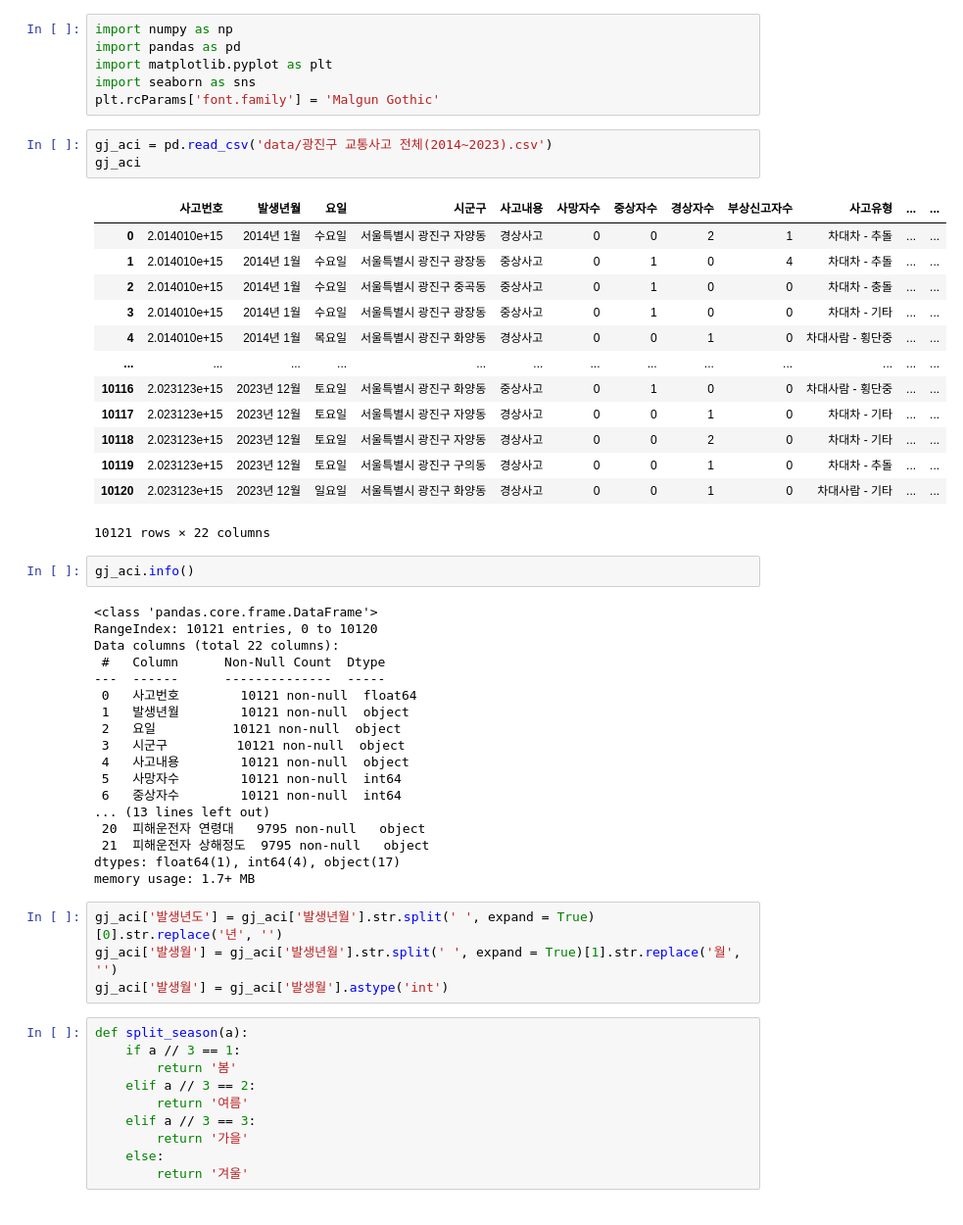
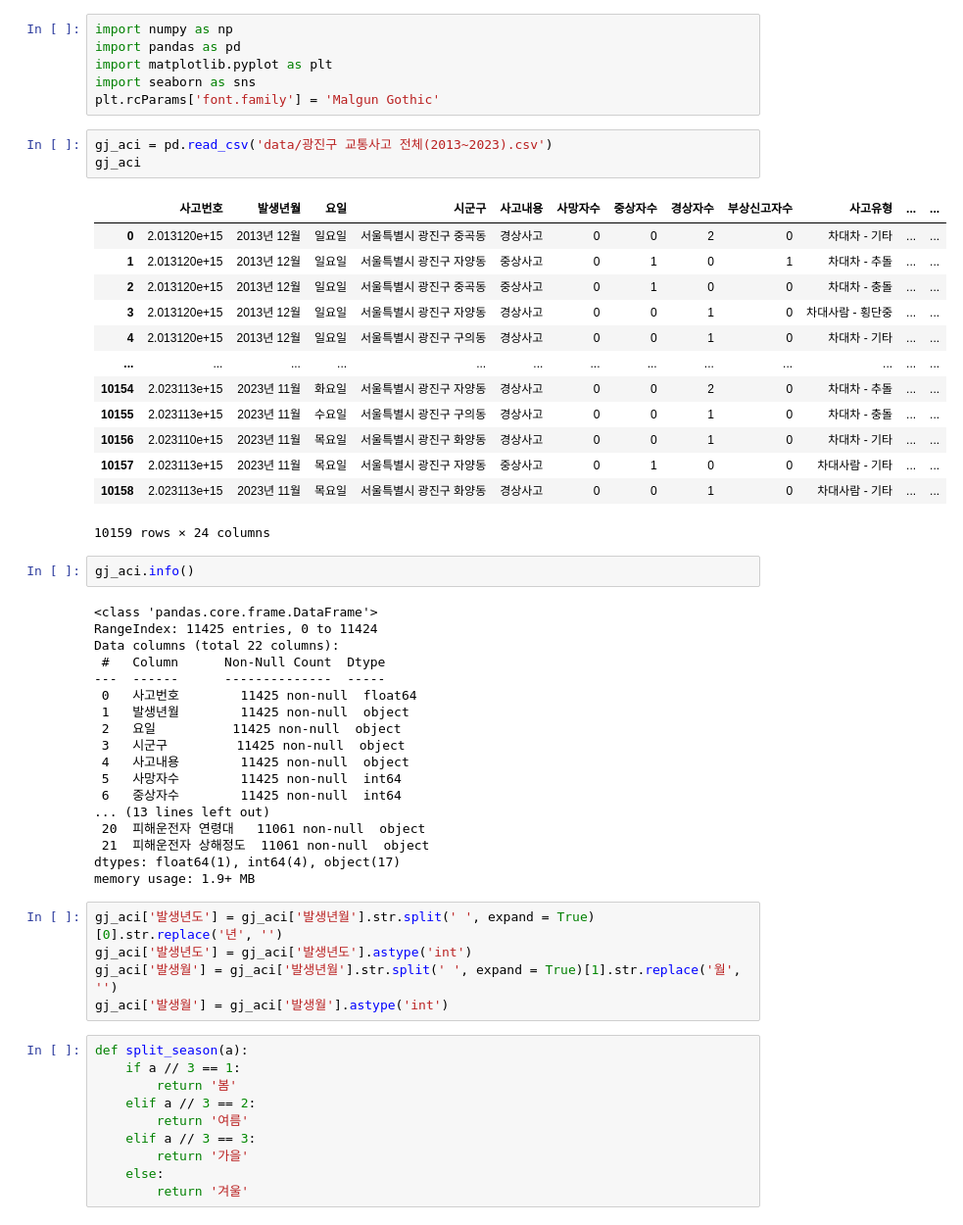
Before and after one commit to Git-Jeong/Data_hackathon_2025, a Jupyter notebook: Data_Analysis/광진구 계절별 사고건수 분석/광진구 계절별 사고건수 분석.ipynb, the cells around one changed output. Shown at 98% size. Drawn from its saved outputs; the diff is of its cells as text.

```diff
--- a/Data_Analysis/광진구 계절별 사고건수 분석/광진구 계절별 사고건수 분석.ipynb
+++ b/Data_Analysis/광진구 계절별 사고건수 분석/광진구 계절별 사고건수 분석.ipynb
@@ -5,44 +5,45 @@ import matplotlib.pyplot as plt
 import seaborn as sns
 plt.rcParams['font.family'] = 'Malgun Gothic'
 # %%
-gj_aci = pd.read_csv('data/광진구 교통사고 전체(2014~2023).csv')
+gj_aci = pd.read_csv('data/광진구 교통사고 전체(2013~2023).csv')
 gj_aci
 # %% [output]
 |  | 사고번호 | 발생년월 | 요일 | 시군구 | 사고내용 | 사망자수 | 중상자수 | 경상자수 | 부상신고자수 | 사고유형 | ... | ... |
-| 0 | 2.014010e+15 | 2014년 1월 | 수요일 | 서울특별시 광진구 자양동 | 경상사고 | 0 | 0 | 2 | 1 | 차대차 - 추돌 | ... | ... |
-| 1 | 2.014010e+15 | 2014년 1월 | 수요일 | 서울특별시 광진구 광장동 | 중상사고 | 0 | 1 | 0 | 4 | 차대차 - 추돌 | ... | ... |
-| 2 | 2.014010e+15 | 2014년 1월 | 수요일 | 서울특별시 광진구 중곡동 | 중상사고 | 0 | 1 | 0 | 0 | 차대차 - 충돌 | ... | ... |
-| 3 | 2.014010e+15 | 2014년 1월 | 수요일 | 서울특별시 광진구 광장동 | 중상사고 | 0 | 1 | 0 | 0 | 차대차 - 기타 | ... | ... |
-| 4 | 2.014010e+15 | 2014년 1월 | 목요일 | 서울특별시 광진구 화양동 | 경상사고 | 0 | 0 | 1 | 0 | 차대사람 - 횡단중 | ... | ... |
+| 0 | 2.013120e+15 | 2013년 12월 | 일요일 | 서울특별시 광진구 중곡동 | 경상사고 | 0 | 0 | 2 | 0 | 차대차 - 기타 | ... | ... |
+| 1 | 2.013120e+15 | 2013년 12월 | 일요일 | 서울특별시 광진구 자양동 | 중상사고 | 0 | 1 | 0 | 1 | 차대차 - 추돌 | ... | ... |
+| 2 | 2.013120e+15 | 2013년 12월 | 일요일 | 서울특별시 광진구 중곡동 | 중상사고 | 0 | 1 | 0 | 0 | 차대차 - 충돌 | ... | ... |
+| 3 | 2.013120e+15 | 2013년 12월 | 일요일 | 서울특별시 광진구 자양동 | 경상사고 | 0 | 0 | 1 | 0 | 차대사람 - 횡단중 | ... | ... |
+| 4 | 2.013120e+15 | 2013년 12월 | 일요일 | 서울특별시 광진구 구의동 | 경상사고 | 0 | 0 | 1 | 0 | 차대차 - 기타 | ... | ... |
 | ... | ... | ... | ... | ... | ... | ... | ... | ... | ... | ... | ... | ... |
-| 10116 | 2.023123e+15 | 2023년 12월 | 토요일 | 서울특별시 광진구 화양동 | 중상사고 | 0 | 1 | 0 | 0 | 차대사람 - 횡단중 | ... | ... |
-| 10117 | 2.023123e+15 | 2023년 12월 | 토요일 | 서울특별시 광진구 자양동 | 경상사고 | 0 | 0 | 1 | 0 | 차대차 - 기타 | ... | ... |
-| 10118 | 2.023123e+15 | 2023년 12월 | 토요일 | 서울특별시 광진구 자양동 | 경상사고 | 0 | 0 | 2 | 0 | 차대차 - 기타 | ... | ... |
-| 10119 | 2.023123e+15 | 2023년 12월 | 토요일 | 서울특별시 광진구 구의동 | 경상사고 | 0 | 0 | 1 | 0 | 차대차 - 추돌 | ... | ... |
-| 10120 | 2.023123e+15 | 2023년 12월 | 일요일 | 서울특별시 광진구 화양동 | 경상사고 | 0 | 0 | 1 | 0 | 차대사람 - 기타 | ... | ... |
+| 10154 | 2.023113e+15 | 2023년 11월 | 화요일 | 서울특별시 광진구 자양동 | 경상사고 | 0 | 0 | 2 | 0 | 차대차 - 추돌 | ... | ... |
+| 10155 | 2.023113e+15 | 2023년 11월 | 수요일 | 서울특별시 광진구 구의동 | 경상사고 | 0 | 0 | 1 | 0 | 차대차 - 충돌 | ... | ... |
+| 10156 | 2.023110e+15 | 2023년 11월 | 목요일 | 서울특별시 광진구 화양동 | 경상사고 | 0 | 0 | 1 | 0 | 차대차 - 기타 | ... | ... |
+| 10157 | 2.023113e+15 | 2023년 11월 | 목요일 | 서울특별시 광진구 자양동 | 중상사고 | 0 | 1 | 0 | 0 | 차대사람 - 기타 | ... | ... |
+| 10158 | 2.023113e+15 | 2023년 11월 | 목요일 | 서울특별시 광진구 화양동 | 경상사고 | 0 | 0 | 1 | 0 | 차대사람 - 기타 | ... | ... |
-10121 rows × 22 columns
+10159 rows × 24 columns
 # %%
 gj_aci.info()
 # %% [output]
 <class 'pandas.core.frame.DataFrame'>
-RangeIndex: 10121 entries, 0 to 10120
+RangeIndex: 11425 entries, 0 to 11424
 Data columns (total 22 columns):
  #   Column      Non-Null Count  Dtype
 ---  ------      --------------  -----
- 0   사고번호        10121 non-null  float64
- 1   발생년월        10121 non-null  object
- 2   요일          10121 non-null  object
- 3   시군구         10121 non-null  object
- 4   사고내용        10121 non-null  object
- 5   사망자수        10121 non-null  int64
- 6   중상자수        10121 non-null  int64
+ 0   사고번호        11425 non-null  float64
+ 1   발생년월        11425 non-null  object
+ 2   요일          11425 non-null  object
+ 3   시군구         11425 non-null  object
+ 4   사고내용        11425 non-null  object
+ 5   사망자수        11425 non-null  int64
+ 6   중상자수        11425 non-null  int64
 ... (13 lines left out)
- 20  피해운전자 연령대   9795 non-null   object
- 21  피해운전자 상해정도  9795 non-null   object
+ 20  피해운전자 연령대   11061 non-null  object
+ 21  피해운전자 상해정도  11061 non-null  object
 dtypes: float64(1), int64(4), object(17)
-memory usage: 1.7+ MB
+memory usage: 1.9+ MB
 # %%
 gj_aci['발생년도'] = gj_aci['발생년월'].str.split(' ', expand = True)[0].str.replace('년', '')
+gj_aci['발생년도'] = gj_aci['발생년도'].astype('int')
 gj_aci['발생월'] = gj_aci['발생년월'].str.split(' ', expand = True)[1].str.replace('월', '')
 gj_aci['발생월'] = gj_aci['발생월'].astype('int')
 # %%
```
Also changed, not shown: parts of 4 cells of this notebook, 1 other file.
